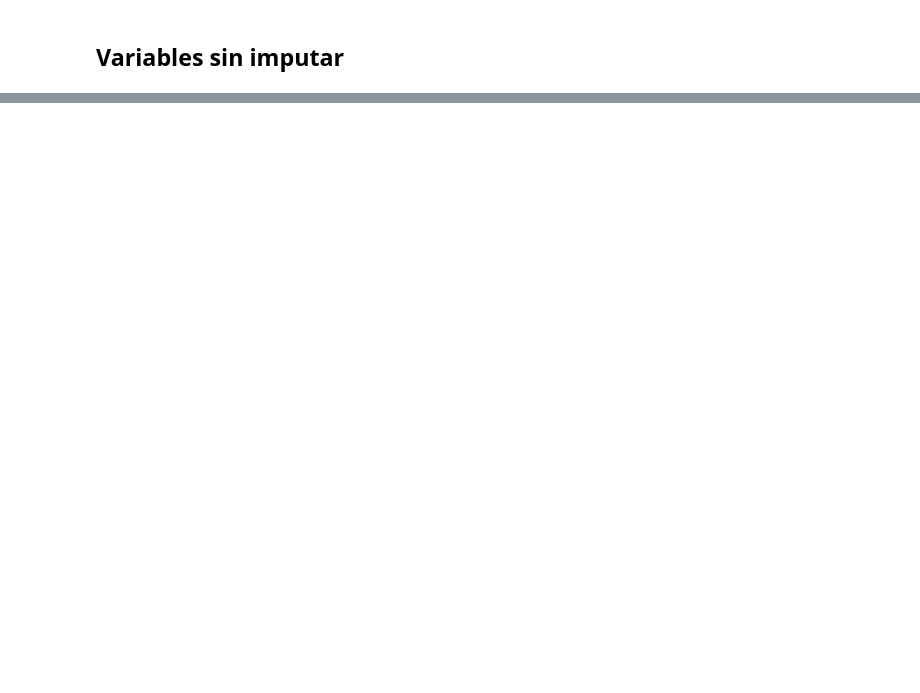
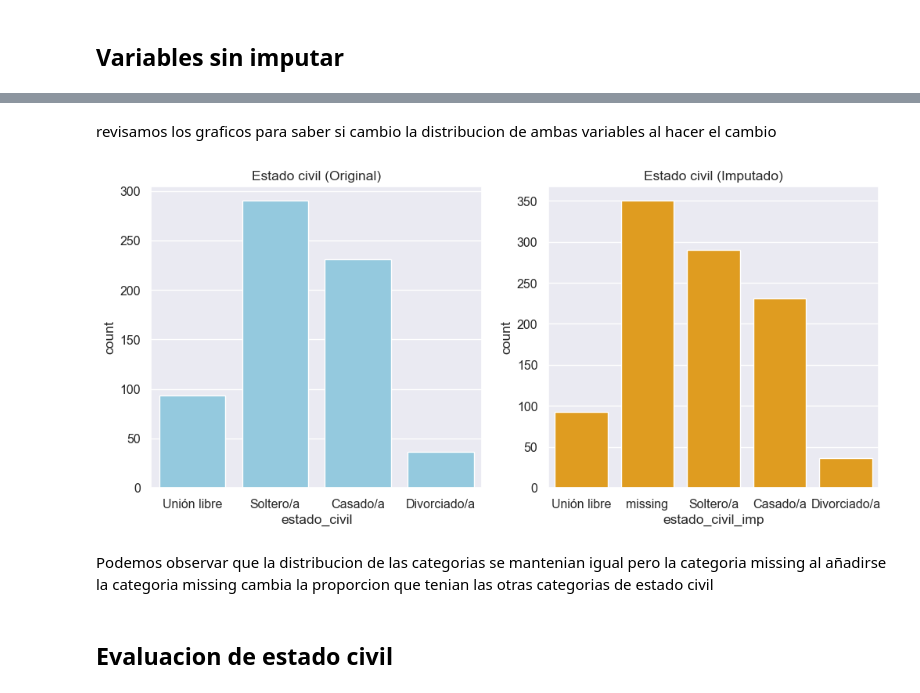
Before and after one commit to matgom03/Taller_imputacion, a Jupyter notebook: _sources/Taller.ipynb, the cells around one changed output, grey strips where cells are left out. Drawn from its saved outputs; the diff is of its cells as text; code cells hidden in the pictures; blank space fills up the shorter version.

```diff
--- a/_sources/Taller.ipynb
+++ b/_sources/Taller.ipynb
@@ -1217,9 +1377,9 @@ df_hot=df_hot.drop(columns=['ciudad','nivel_educativo'])
 # %% [markdown]
 ## Imputacion por regresion
 # %%
-df_reg = df_hot.copy()
+df_reg = df_final.copy()
 # %%
-X = pd.get_dummies(df_reg[["edad", "nivel_educativo_imp", "ciudad_imp","gasto_mensual"]],
+X = pd.get_dummies(df_reg[["edad", "nivel_educativo", "ciudad","gasto_mensual"]],
                    drop_first=True)
 y = df_reg["ingresos"]
 # %%
@@ -1341,3 +1501,5 @@ nivel_educativo_imp      0
+# %%
+df_final['ingresos']=df_reg['ingresos']
 # %% [markdown]
 ## Variables sin imputar
 # %% [markdown]
@@ -1348,2 +1507,4 @@ df_reg['puntuacion_credito']=df_reg['puntuacion_credito'].fillna('missing')
+# %%
+df_final['estado_civil_imp']=df_final['estado_civil'].fillna('missing')
 # %%
 print("\nNulos originales:\n", df.isna().sum().to_string())
@@ -1368,0 +1530,18 @@ nivel_educativo_imp      0
+# %% [markdown]
+revisamos los graficos para saber si cambio la distribucion de ambas variables al hacer el cambio
+# %%
+fig, ax = plt.subplots(1, 2, figsize=(12,5))
+
+sns.countplot(x=df['estado_civil'], ax=ax[0], color="skyblue")
+ax[0].set_title("Estado civil (Original)")
+
+sns.countplot(x=df_final['estado_civil_imp'], ax=ax[1], color="orange")
+ax[1].set_title("Estado civil (Imputado)")
+
+plt.show()
+# %% [output]
+[figure, added]
+# %% [markdown]
+Podemos observar que la distribucion de las categorias se mantenian igual pero la categoria missing al añadirse la categoria missing cambia la proporcion que tenian las otras categorias de estado civil
+# %% [markdown]
+## Evaluacion de estado civil
```
Also changed, not shown: parts of 73 cells of this notebook, 25 other files.
